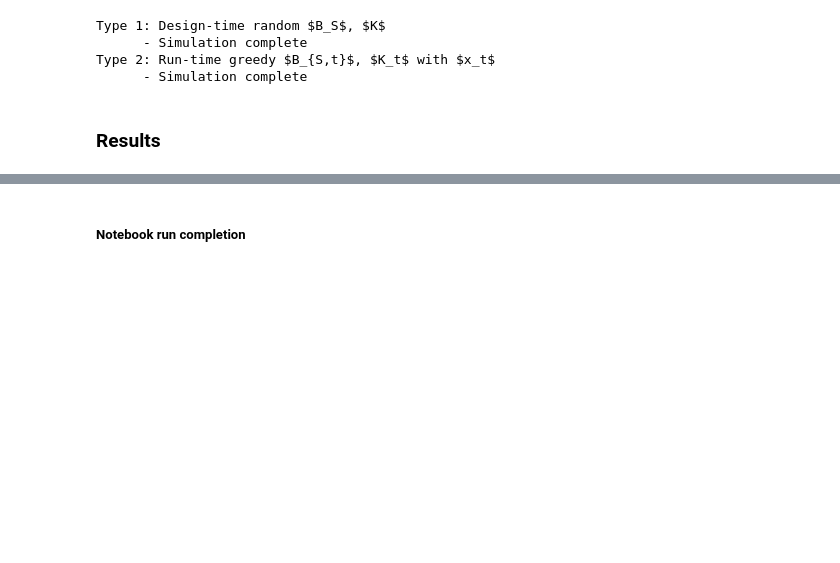
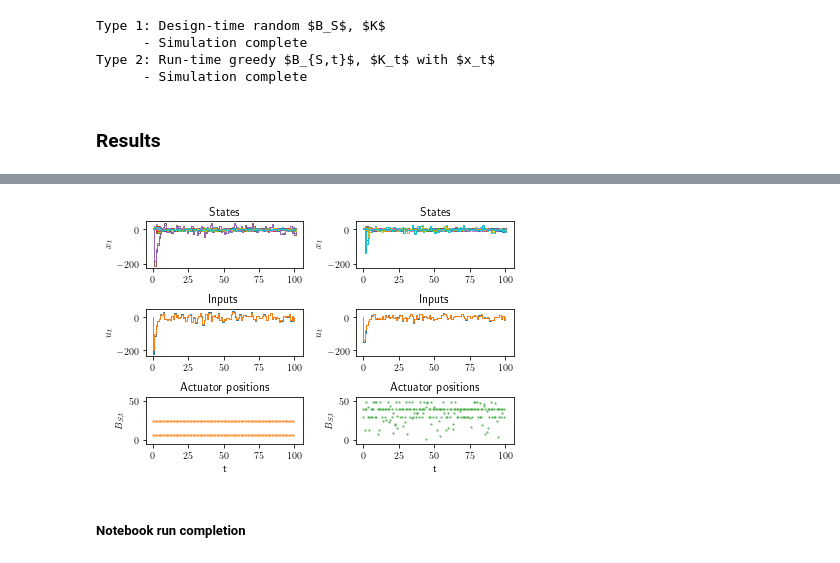
Before and after one commit to Klickeazy/self_tuning_network_control, a Jupyter notebook: Test_Notebook.ipynb, the cells around one changed output, grey strips where cells are left out. Cells and saved outputs as stored; diff of their text form; code cells hidden in the pictures; blank space fills up the shorter version.

```diff
--- a/Test_Notebook.ipynb
+++ b/Test_Notebook.ipynb
@@ -80,3 +82,7 @@ Type 2 : 271738.19
+# %%
+plot_trajectory_comparisons_2(simulate_results, 'images/Test0/Plt')
+# %% [output]
+[figure, added]
 # %% [markdown]
 ##### Notebook run completion
 # %%
```
Also changed, not shown: parts of 3 cells of this notebook, 49 other files.
